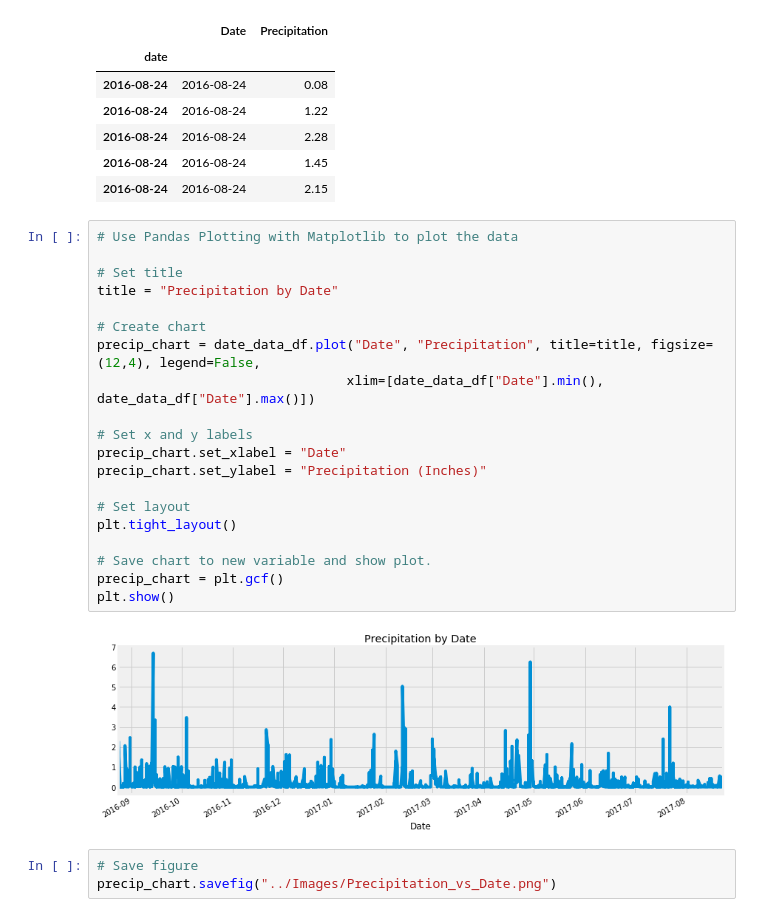
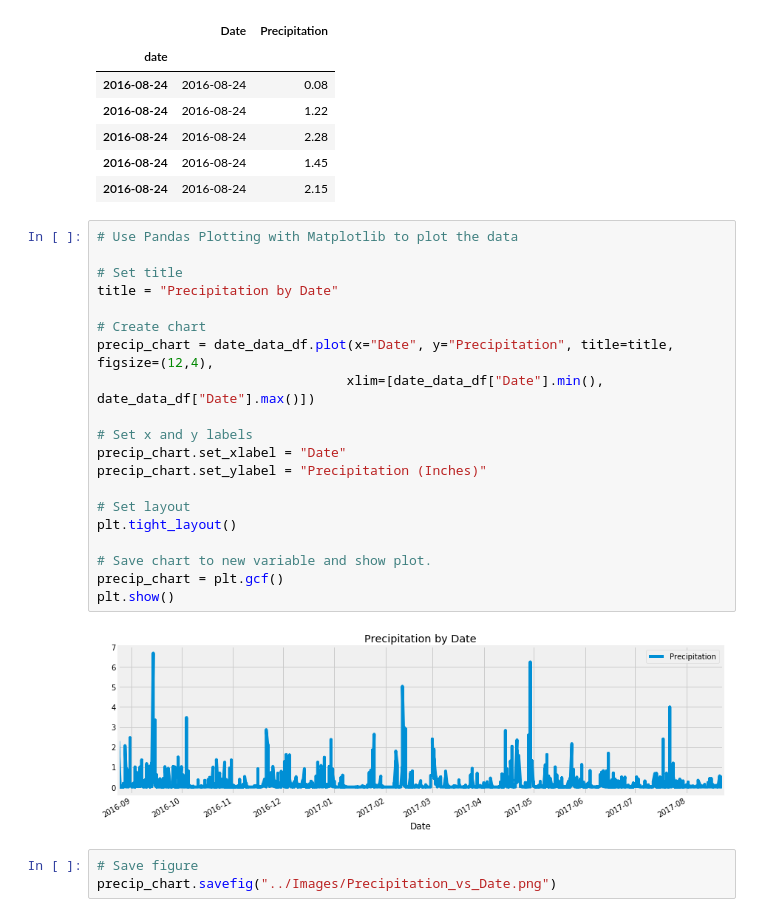
Before and after one commit to Rob-Ottogalli/sqlalchemy-challenge, a Jupyter notebook: Code/climate_starter_Robert_Ottogalli.ipynb, the cells around one changed output. Cells and saved outputs as stored; diff of their text form.

```diff
--- a/Code/climate_starter_Robert_Ottogalli.ipynb
+++ b/Code/climate_starter_Robert_Ottogalli.ipynb
@@ -131,25 +132,25 @@ date_data_df.head()
 # %%
 # Use Pandas Plotting with Matplotlib to plot the data
 
 # Set title
 title = "Precipitation by Date"
 
 # Create chart
-precip_chart = date_data_df.plot("Date", "Precipitation", title=title, figsize=(12,4), legend=False,
+precip_chart = date_data_df.plot(x="Date", y="Precipitation", title=title, figsize=(12,4),
                                 xlim=[date_data_df["Date"].min(), date_data_df["Date"].max()])
 
 # Set x and y labels
 precip_chart.set_xlabel = "Date"
 precip_chart.set_ylabel = "Precipitation (Inches)"
 
 # Set layout
 plt.tight_layout()
 
 # Save chart to new variable and show plot.
 precip_chart = plt.gcf()
 plt.show()
 # %% [output]
-[figure, old version]
+[figure, new version]
 # %%
 # Save figure
 precip_chart.savefig("../Images/Precipitation_vs_Date.png")
```
Also changed, not shown: parts of 15 cells of this notebook, 2 other files.
